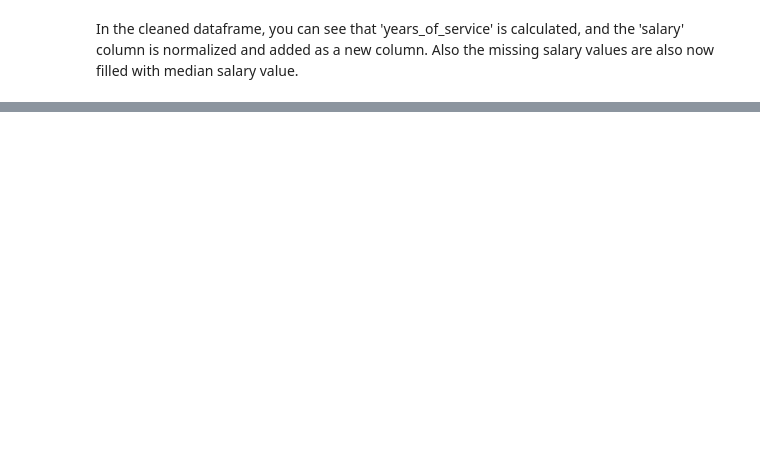
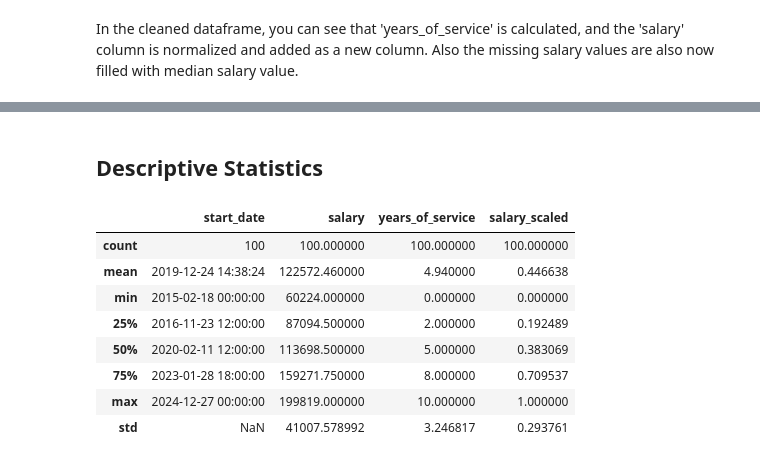
Before and after one commit to Christo-Conestoga-AIML/Ml-Programming-lab-3, a Jupyter notebook: main.ipynb, the cells around one changed output, grey strips where cells are left out. Saved outputs shown, nothing was run; the diff lists cells and outputs as text; code cells hidden in the pictures; blank space fills up the shorter version.

```diff
--- a/main.ipynb
+++ b/main.ipynb
@@ -115 +124,17 @@ print(tb.tabulate(employee_processed_df.head(),headers="keys",tablefmt="outline"
 +----+---------------+-----------------+--------------------+---------------------+----------+-----------------+--------------------+-----------------+
+# %% [markdown]
+## Descriptive Statistics
+# %%
+
+# Descriptive statistics of the processed employee data after removing the id columns because they do not make sense in this context
+employee_processed_df.drop(['employee_id', 'department_id'], axis=1).describe()
+# %% [output]
+|  | start_date | salary | years_of_service | salary_scaled |
+| count | 100 | 100.000000 | 100.000000 | 100.000000 |
+| mean | 2019-12-24 14:38:24 | 122572.460000 | 4.940000 | 0.446638 |
+| min | 2015-02-18 00:00:00 | 60224.000000 | 0.000000 | 0.000000 |
+| 25% | 2016-11-23 12:00:00 | 87094.500000 | 2.000000 | 0.192489 |
+| 50% | 2020-02-11 12:00:00 | 113698.500000 | 5.000000 | 0.383069 |
+| 75% | 2023-01-28 18:00:00 | 159271.750000 | 8.000000 | 0.709537 |
+| max | 2024-12-27 00:00:00 | 199819.000000 | 10.000000 | 1.000000 |
+| std | NaN | 41007.578992 | 3.246817 | 0.293761 |
```
Also changed, not shown: parts of 17 cells of this notebook, 2 other files.
